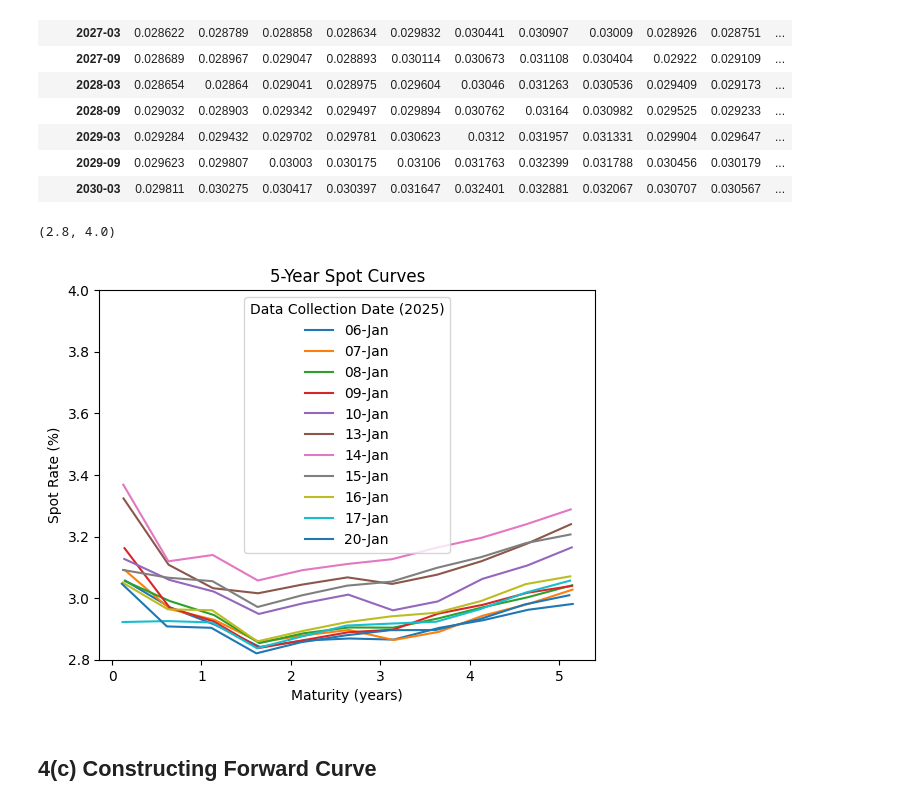
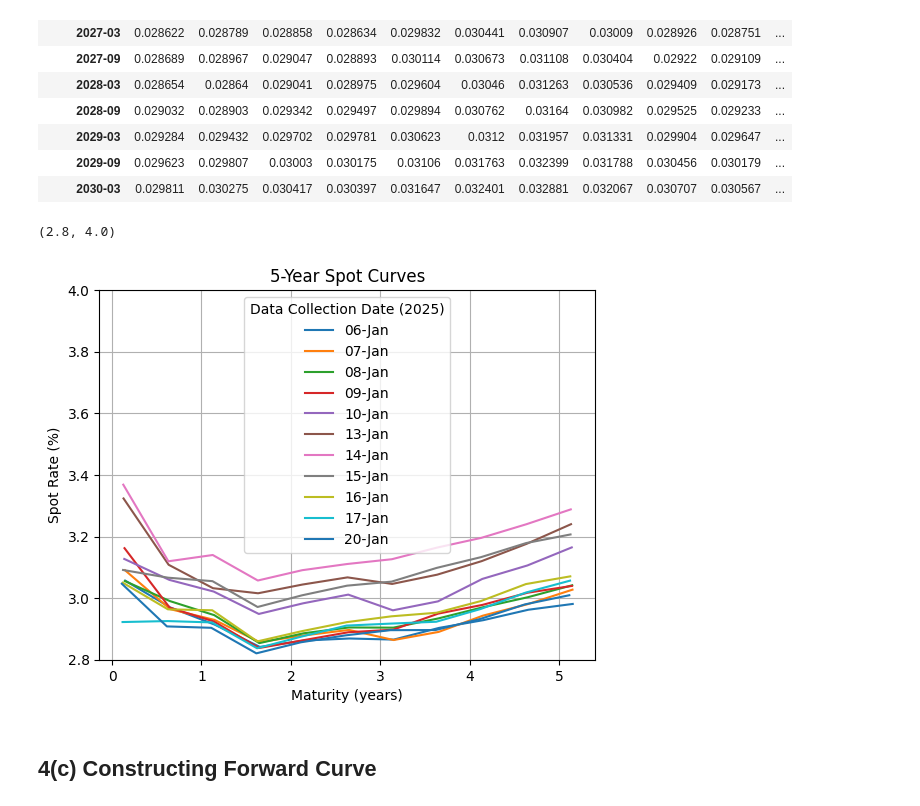
Before and after one commit to Jonathan-Woo/APM466, a Jupyter notebook: Assignment 1/assignment.ipynb, the cells around one changed output. Drawn from its saved outputs; the diff is of its cells as text; code cells hidden in the pictures.

```diff
--- a/Assignment 1/assignment.ipynb
+++ b/Assignment 1/assignment.ipynb
@@ -287,29 +288,30 @@ spot_rates_df
 # %%
 plt.figure()
 
 for data_date in dates:
     data_date_as_dt = datetime.strptime(data_date, "%d-%b")
     data_date_as_dt = data_date_as_dt.replace(year=2025)
 
     maturities_axis = []
     for maturity in spot_rates_df.index:
         bond_maturity_date_as_dt = datetime.strptime(maturity, "%Y-%m")
 
         maturities_axis.append((bond_maturity_date_as_dt - data_date_as_dt).days / 365)
 
     plt.plot(
         maturities_axis, spot_rates_df.loc[:, data_date].values * 100, label=data_date
     )
 
 plt.legend(title="Data Collection Date (2025)")
 plt.xlabel("Maturity (years)")
 plt.ylabel("Spot Rate (%)")
 plt.title("5-Year Spot Curves")
 
+plt.grid()
 plt.ylim(2.8, 4)
 # %% [output]
 (2.8, 4.0)
-[figure, old version]
+[figure, new version]
 # %% [markdown]
 ## 4(c) Constructing Forward Curve
 # %%
```
Also changed, not shown: parts of 9 cells of this notebook, 2 other files.
